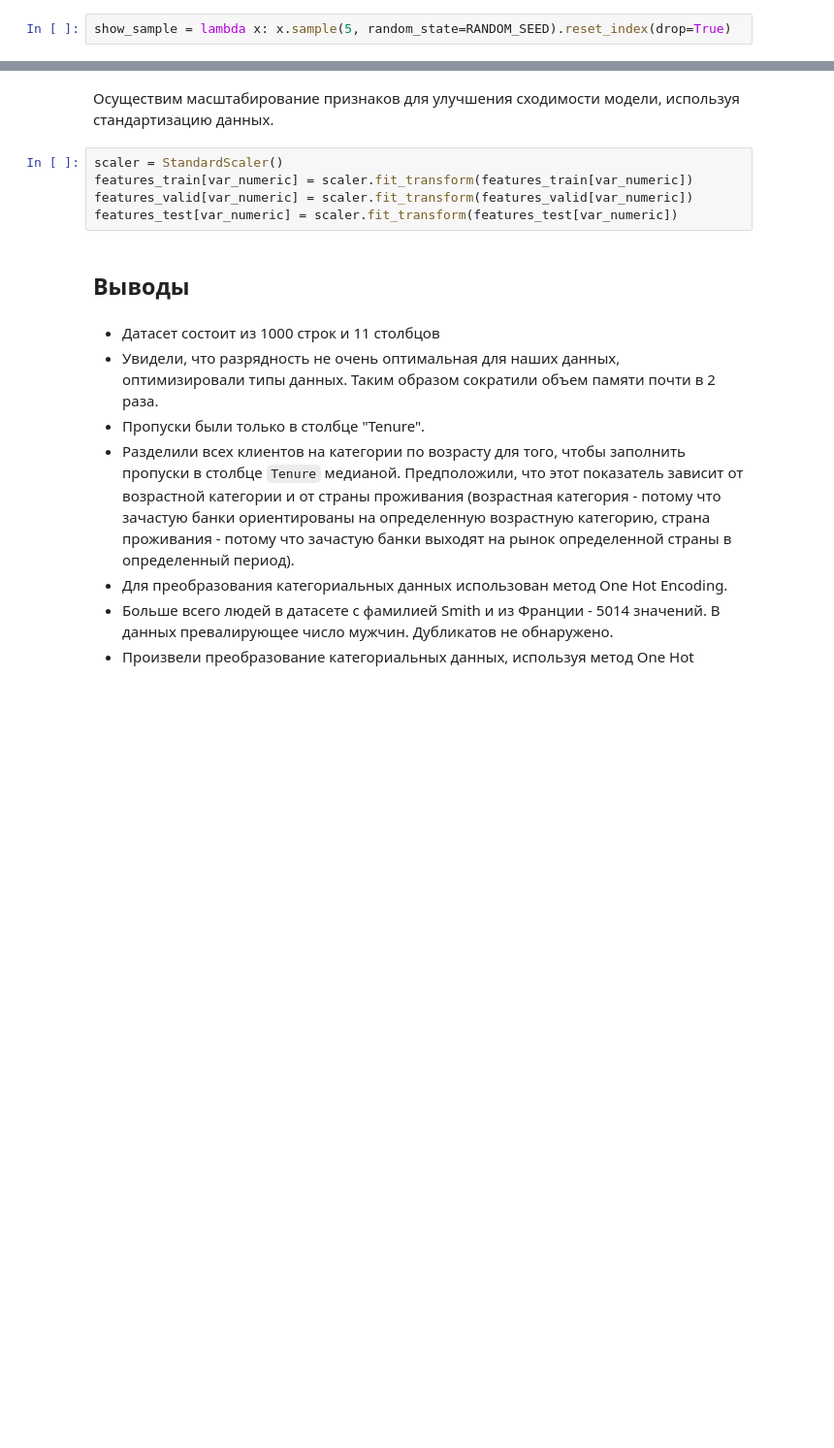
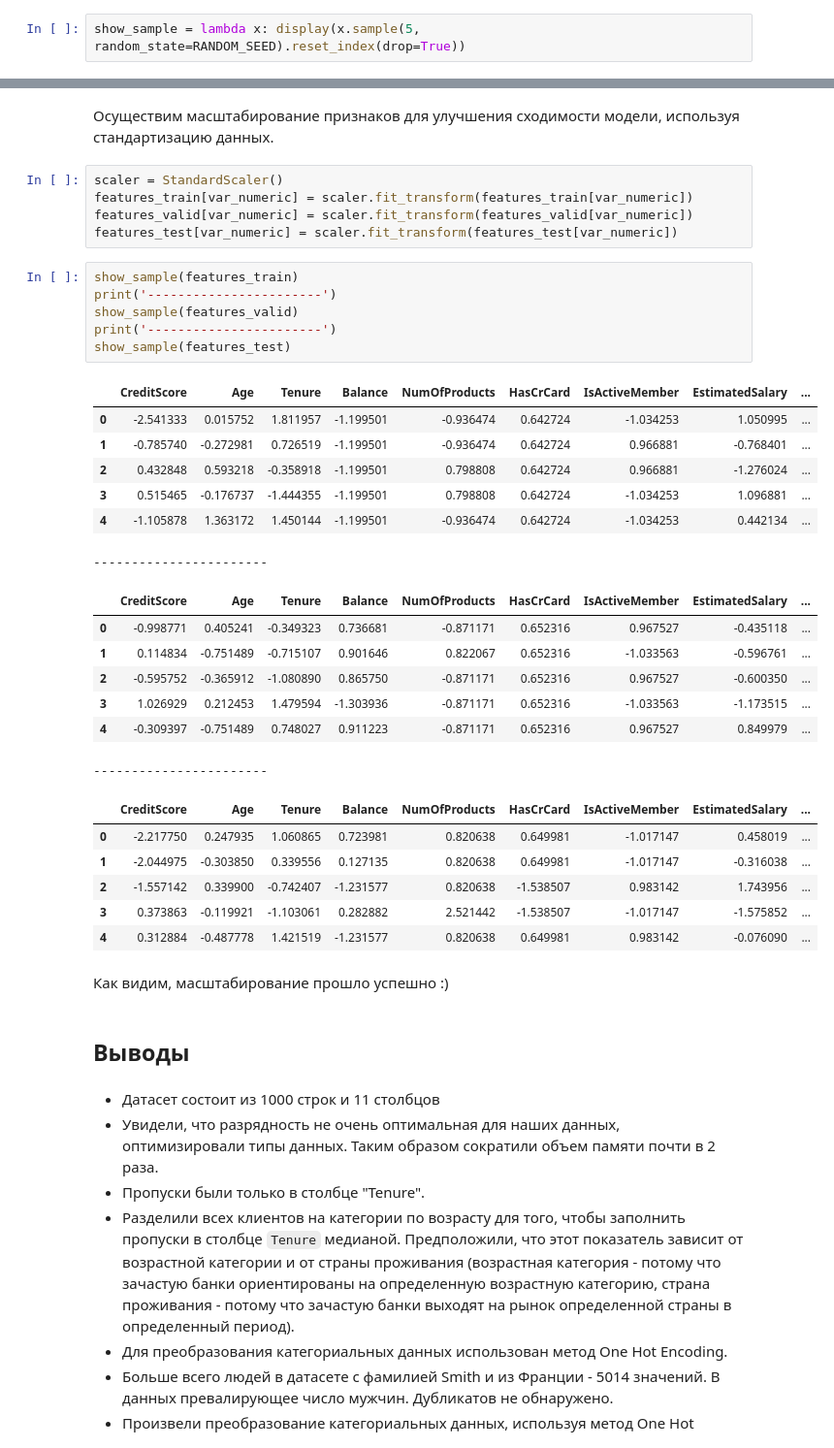
Before and after one commit to Ksyuwish/YandexPracticumDS, a Jupyter notebook: projects/6ds_bank_customer_churn.ipynb, the cells around one changed output, grey strips where cells are left out. Shown at 97% size. Drawn from its saved outputs; the diff is of its cells as text; blank space fills up the shorter version.

```diff
--- a/projects/6ds_bank_customer_churn.ipynb
+++ b/projects/6ds_bank_customer_churn.ipynb
@@ -93,7 +93,7 @@ warnings.filterwarnings("ignore")
 # %%
 RANDOM_SEED = 0
 # %%
-show_sample = lambda x: x.sample(5, random_state=RANDOM_SEED).reset_index(drop=True)
+show_sample = lambda x: display(x.sample(5, random_state=RANDOM_SEED).reset_index(drop=True))
 # %%
 df = pd.read_csv('../datasets/bank_customer_churn_6ds.csv')
 # %%
@@ -332,6 +332,35 @@ scaler = StandardScaler()
 features_train[var_numeric] = scaler.fit_transform(features_train[var_numeric])
 features_valid[var_numeric] = scaler.fit_transform(features_valid[var_numeric])
 features_test[var_numeric] = scaler.fit_transform(features_test[var_numeric])
+# %%
+show_sample(features_train)
+print('-----------------------')
+show_sample(features_valid)
+print('-----------------------')
+show_sample(features_test)
+# %% [output]
+|  | CreditScore | Age | Tenure | Balance | NumOfProducts | HasCrCard | IsActiveMember | EstimatedSalary | ... |
+| 0 | -2.541333 | 0.015752 | 1.811957 | -1.199501 | -0.936474 | 0.642724 | -1.034253 | 1.050995 | ... |
+| 1 | -0.785740 | -0.272981 | 0.726519 | -1.199501 | -0.936474 | 0.642724 | 0.966881 | -0.768401 | ... |
+| 2 | 0.432848 | 0.593218 | -0.358918 | -1.199501 | 0.798808 | 0.642724 | 0.966881 | -1.276024 | ... |
+| 3 | 0.515465 | -0.176737 | -1.444355 | -1.199501 | 0.798808 | 0.642724 | -1.034253 | 1.096881 | ... |
+| 4 | -1.105878 | 1.363172 | 1.450144 | -1.199501 | -0.936474 | 0.642724 | -1.034253 | 0.442134 | ... |
+-----------------------
+|  | CreditScore | Age | Tenure | Balance | NumOfProducts | HasCrCard | IsActiveMember | EstimatedSalary | ... |
+| 0 | -0.998771 | 0.405241 | -0.349323 | 0.736681 | -0.871171 | 0.652316 | 0.967527 | -0.435118 | ... |
+| 1 | 0.114834 | -0.751489 | -0.715107 | 0.901646 | 0.822067 | 0.652316 | -1.033563 | -0.596761 | ... |
+| 2 | -0.595752 | -0.365912 | -1.080890 | 0.865750 | -0.871171 | 0.652316 | 0.967527 | -0.600350 | ... |
+| 3 | 1.026929 | 0.212453 | 1.479594 | -1.303936 | -0.871171 | 0.652316 | -1.033563 | -1.173515 | ... |
+| 4 | -0.309397 | -0.751489 | 0.748027 | 0.911223 | -0.871171 | 0.652316 | 0.967527 | 0.849979 | ... |
+-----------------------
+|  | CreditScore | Age | Tenure | Balance | NumOfProducts | HasCrCard | IsActiveMember | EstimatedSalary | ... |
+| 0 | -2.217750 | 0.247935 | 1.060865 | 0.723981 | 0.820638 | 0.649981 | -1.017147 | 0.458019 | ... |
+| 1 | -2.044975 | -0.303850 | 0.339556 | 0.127135 | 0.820638 | 0.649981 | -1.017147 | -0.316038 | ... |
+| 2 | -1.557142 | 0.339900 | -0.742407 | -1.231577 | 0.820638 | -1.538507 | 0.983142 | 1.743956 | ... |
+| 3 | 0.373863 | -0.119921 | -1.103061 | 0.282882 | 2.521442 | -1.538507 | -1.017147 | -1.575852 | ... |
+| 4 | 0.312884 | -0.487778 | 1.421519 | -1.231577 | 0.820638 | 0.649981 | 0.983142 | -0.076090 | ... |
+# %% [markdown]
+Как видим, масштабирование прошло успешно :)
 # %% [markdown]
 ## Выводы
 # %% [markdown]
```
Also changed, not shown: parts of 14 cells of this notebook.
